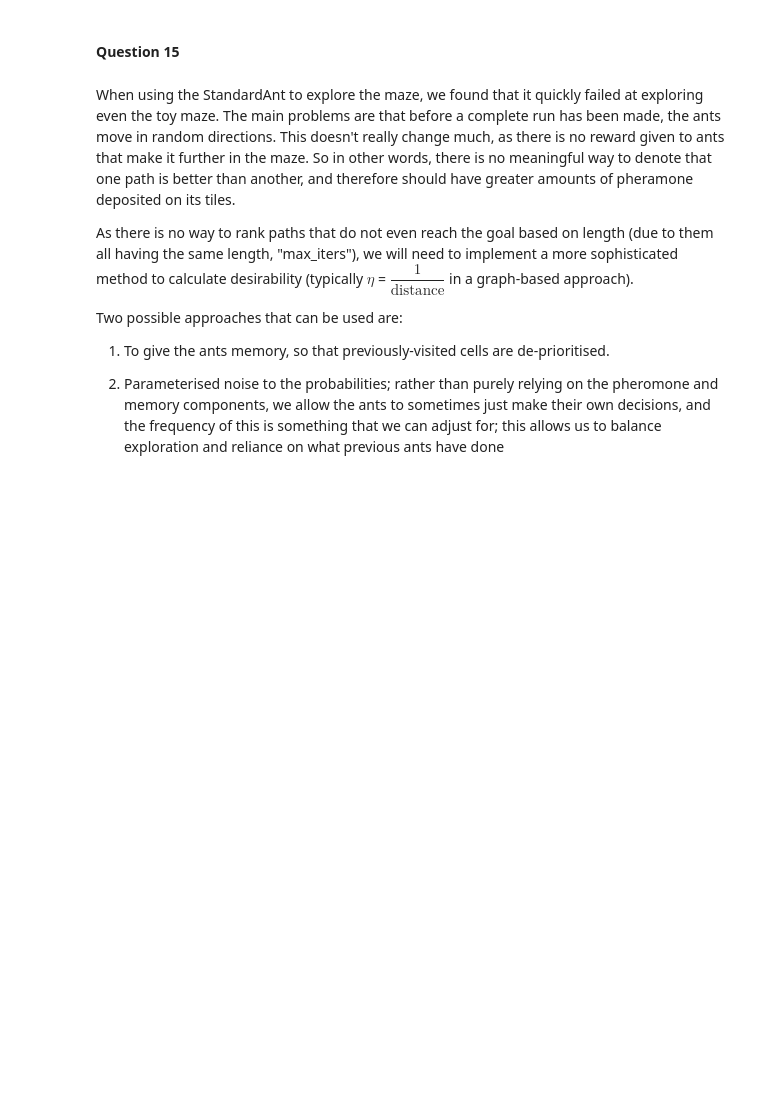
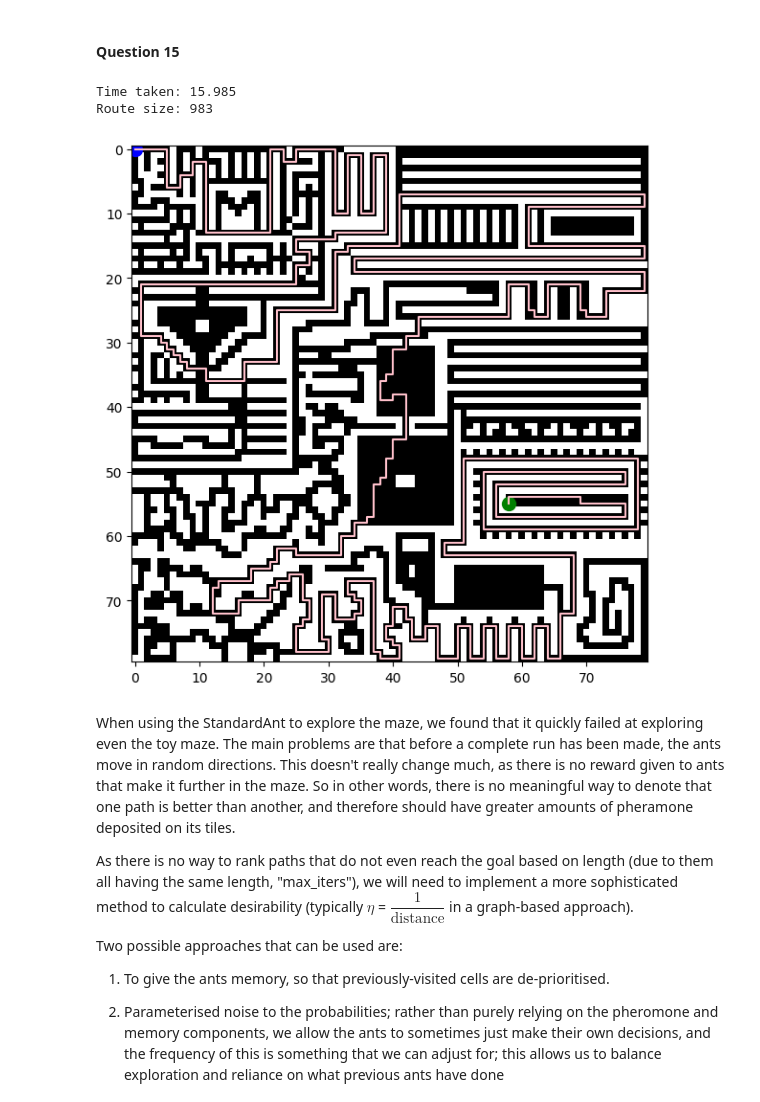
Before and after one commit to fusiatique/ci-assignments, a Jupyter notebook: assignment_2/src/Main.ipynb, the cells around one changed output. Saved outputs shown, nothing was run; the diff lists cells and outputs as text; code cells hidden in the pictures; blank space fills up the shorter version.

```diff
--- a/assignment_2/src/Main.ipynb
+++ b/assignment_2/src/Main.ipynb
@@ -821,6 +766,8 @@ class IntelligentAnt:
     @return the route found by the ant
     """
     def find_route(self):
+        if self.start == self.end:
+            return Route()
         route = Route(self.start)
         eps = np.finfo(float).eps
         cur = self.start
@@ -900,3 +917,31 @@ class IntelligentAnt:
+# %%
+ants_per_gen = 20
+no_gen = 20
+q = 1600
+evap = 0.2
+alpha = 3
+beta = 3
+memory_penalty = 0.01
+memory_size = 20
+greedy = 0.01
+
+# Construct/overwrite the optimization objects
+maze = Maze.create_maze("./../data/hard_maze.txt", is_intelligent=True)
+spec = PathSpecification.read_coordinates("./../data/hard_coordinates.txt")
+aco = IntelligentAntColonyOptimization(maze, ants_per_gen, no_gen, q, evap, alpha, beta, memory_penalty, memory_size, greedy)
+
+start_time = int(round(time.time() * 1000))
+shortest_route = aco.find_shortest_route(spec)
+
+print("Time taken: " + str((int(round(time.time() * 1000)) - start_time) / 1000.0))
+print("Route size: " + str(shortest_route.size()))
+
+v = Visualizer()
+v.visualize_individual_path(maze, shortest_route, spec)
+# %% [output]
+Time taken: 15.985
+Route size: 983
+[figure, added]
 # %% [markdown]
 When using the StandardAnt to explore the maze, we found that it quickly failed at exploring even the toy maze. The main problems are that before a complete run has been made, the ants move in random directions. This doesn't really change much, as there is no reward given to ants that make it further in the maze. So in other words, there is no meaningful way to denote that one path is better than another, and therefore should have greater amounts of pheramone deposited on its tiles.
 
```
Also changed, not shown: parts of 19 cells of this notebook, 5 other files.
